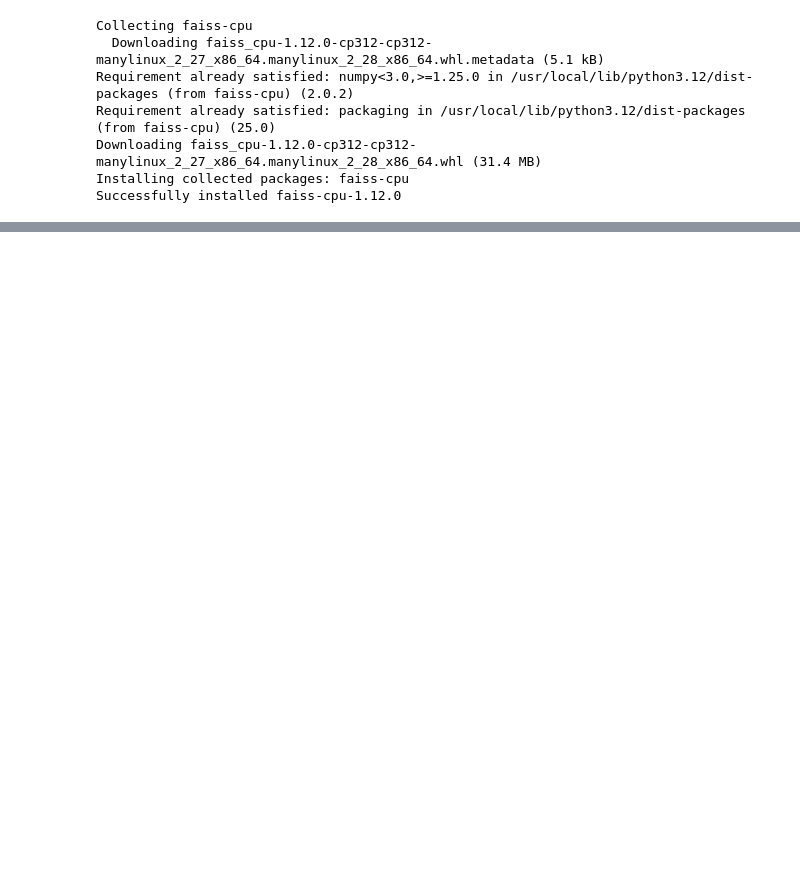
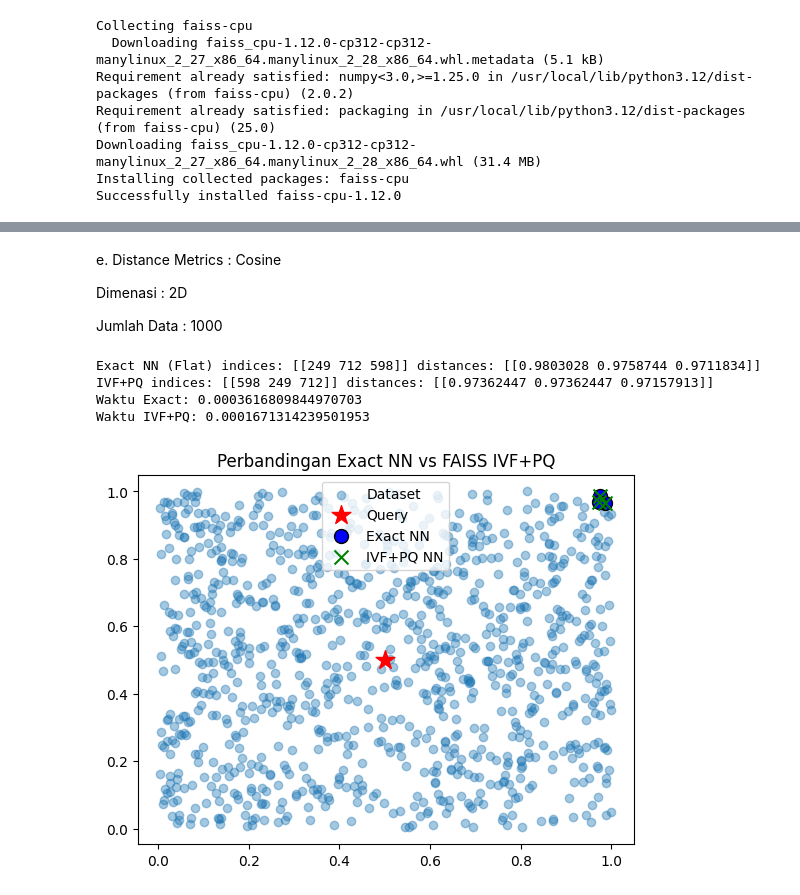
Before and after one commit to trisskmasarahh/Machine-Learning_Ganjil_2025, a Jupyter notebook: Jobsheet_6_praktikum_2.ipynb, the cells around one changed output, grey strips where cells are left out. Drawn from its saved outputs; the diff is of its cells as text; code cells hidden in the pictures; blank space fills up the shorter version.

```diff
--- a/Jobsheet_6_praktikum_2.ipynb
+++ b/Jobsheet_6_praktikum_2.ipynb
@@ -231,0 +333,65 @@ Indeks IVF+PQ: [182 172 848]
+# %% [markdown]
+e. Distance Metrics : Cosine
+
+Dimenasi : 2D
+
+Jumlah Data : 1000
+# %%
+import numpy as np
+import faiss
+import matplotlib.pyplot as plt
+import time
+
+# 1. Buat dataset 2D sederhana
+np.random.seed(42)
+X = np.random.rand(1000, 2).astype('float32')  # 1000 titik 2D
+query = np.array([[0.5, 0.5]], dtype='float32')  # query di tengah
+
+# 2. Exact NN dengan IndexFlatL2 (brute force tapi cepat)
+index_flat = faiss.IndexFlatIP(2)   # L2 = Euclidean distance
+index_flat.add(X)
+
+start = time.time()
+D_flat, I_flat = index_flat.search(query, 3)  # cari 3 tetangga terdekat
+end = time.time()
+time_flat = end - start
+
+# 3. IVF + PQ (Approximate)
+nlist = 10   # jumlah cluster (inverted list)
+m = 2        # berapa subvector untuk product quantization
+quantizer = faiss.IndexFlatIP(2)   # dipakai IVF untuk cluster awal
+index_ivfpq = faiss.IndexIVFPQ(quantizer, 2, nlist, m, 8, faiss.METRIC_INNER_PRODUCT)
+
+index_ivfpq.train(X)  # training centroid
+index_ivfpq.add(X)
+
+start = time.time()
+D_ivfpq, I_ivfpq = index_ivfpq.search(query, 3)
+end = time.time()
+time_ivfpq = end - start
+
+# 4. Print hasil
+print("Exact NN (Flat) indices:", I_flat, "distances:", D_flat)
+print("IVF+PQ indices:", I_ivfpq, "distances:", D_ivfpq)
+print("Waktu Exact:", time_flat)
+print("Waktu IVF+PQ:", time_ivfpq)
+
+# 5. Visualisasi
+plt.scatter(X[:,0], X[:,1], alpha=0.4, label="Dataset")
+plt.scatter(query[:,0], query[:,1], c='red', marker='*', s=200, label="Query")
+
+# Tetangga dari Flat
+plt.scatter(X[I_flat[0],0], X[I_flat[0],1], c='blue', s=100, edgecolor='k', label="Exact NN")
+
+# Tetangga dari IVF+PQ
+plt.scatter(X[I_ivfpq[0],0], X[I_ivfpq[0],1], c='green', marker='x', s=100, label="IVF+PQ NN")
+
+plt.legend()
+plt.title("Perbandingan Exact NN vs FAISS IVF+PQ")
+plt.show()
+# %% [output]
+Exact NN (Flat) indices: [[249 712 598]] distances: [[0.9803028 0.9758744 0.9711834]]
+IVF+PQ indices: [[598 249 712]] distances: [[0.97362447 0.97362447 0.97157913]]
+Waktu Exact: 0.0003616809844970703
+Waktu IVF+PQ: 0.0001671314239501953
+[figure, added]
```
Also changed, not shown: parts of 17 cells of this notebook.
